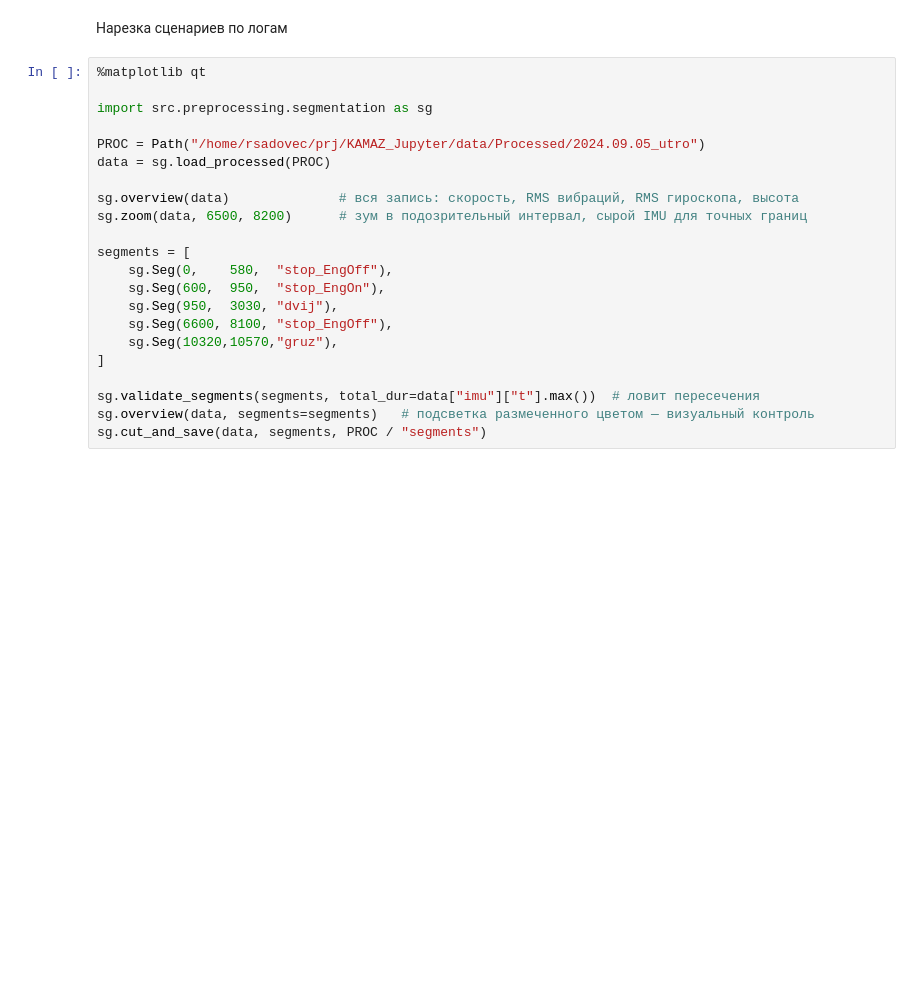
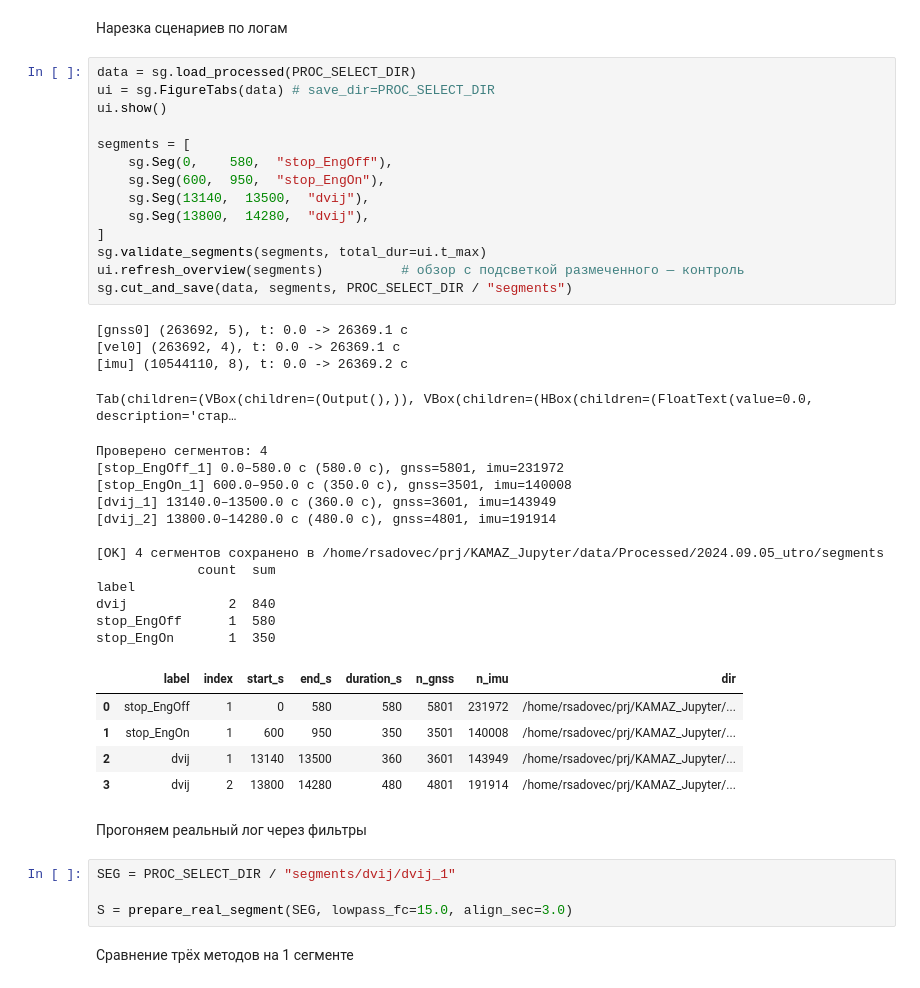
Before and after one commit to RiXenGC/KAMAZ_Jupyter, a Jupyter notebook: notebooks/data_processing.ipynb, the cells around one changed output. Saved outputs shown, nothing was run; the diff lists cells and outputs as text; blank space fills up the shorter version.

```diff
--- a/notebooks/data_processing.ipynb
+++ b/notebooks/data_processing.ipynb
@@ -55,24 +68,46 @@ ImportError: Cannot load backend 'qtagg' which requires the 'qt' interactive fra
 # %% [markdown]
 Нарезка сценариев по логам
 # %%
-%matplotlib qt
-
-import src.preprocessing.segmentation as sg
-
-PROC = Path("/home/rsadovec/prj/KAMAZ_Jupyter/data/Processed/2024.09.05_utro")
-data = sg.load_processed(PROC)
-
-sg.overview(data)              # вся запись: скорость, RMS вибраций, RMS гироскопа, высота
-sg.zoom(data, 6500, 8200)      # зум в подозрительный интервал, сырой IMU для точных границ
+data = sg.load_processed(PROC_SELECT_DIR)
+ui = sg.FigureTabs(data) # save_dir=PROC_SELECT_DIR
+ui.show()
 
 segments = [
     sg.Seg(0,    580,  "stop_EngOff"),
     sg.Seg(600,  950,  "stop_EngOn"),
-    sg.Seg(950,  3030, "dvij"),
-    sg.Seg(6600, 8100, "stop_EngOff"),
-    sg.Seg(10320,10570,"gruz"),
+    sg.Seg(13140,  13500,  "dvij"),
+    sg.Seg(13800,  14280,  "dvij"),
 ]
-
-sg.validate_segments(segments, total_dur=data["imu"]["t"].max())  # ловит пересечения
-sg.overview(data, segments=segments)   # подсветка размеченного цветом — визуальный контроль
-sg.cut_and_save(data, segments, PROC / "segments")
+sg.validate_segments(segments, total_dur=ui.t_max)
+ui.refresh_overview(segments)          # обзор с подсветкой размеченного — контроль
+sg.cut_and_save(data, segments, PROC_SELECT_DIR / "segments")
+# %% [output]
+[gnss0] (263692, 5), t: 0.0 -> 26369.1 c
+[vel0] (263692, 4), t: 0.0 -> 26369.1 c
+[imu] (10544110, 8), t: 0.0 -> 26369.2 c
+Tab(children=(VBox(children=(Output(),)), VBox(children=(HBox(children=(FloatText(value=0.0, description='стар…
+Проверено сегментов: 4
+[stop_EngOff_1] 0.0–580.0 c (580.0 c), gnss=5801, imu=231972
+[stop_EngOn_1] 600.0–950.0 c (350.0 c), gnss=3501, imu=140008
+[dvij_1] 13140.0–13500.0 c (360.0 c), gnss=3601, imu=143949
+[dvij_2] 13800.0–14280.0 c (480.0 c), gnss=4801, imu=191914
+
+[OK] 4 сегментов сохранено в /home/rsadovec/prj/KAMAZ_Jupyter/data/Processed/2024.09.05_utro/segments
+             count  sum
+label
+dvij             2  840
+stop_EngOff      1  580
+stop_EngOn       1  350
+|  | label | index | start_s | end_s | duration_s | n_gnss | n_imu | dir |
+| 0 | stop_EngOff | 1 | 0 | 580 | 580 | 5801 | 231972 | /home/rsadovec/prj/KAMAZ_Jupyter/... |
+| 1 | stop_EngOn | 1 | 600 | 950 | 350 | 3501 | 140008 | /home/rsadovec/prj/KAMAZ_Jupyter/... |
+| 2 | dvij | 1 | 13140 | 13500 | 360 | 3601 | 143949 | /home/rsadovec/prj/KAMAZ_Jupyter/... |
+| 3 | dvij | 2 | 13800 | 14280 | 480 | 4801 | 191914 | /home/rsadovec/prj/KAMAZ_Jupyter/... |
+# %% [markdown]
+Прогоняем реальный лог через фильтры
+# %%
+SEG = PROC_SELECT_DIR / "segments/dvij/dvij_1"
+
+S = prepare_real_segment(SEG, lowpass_fc=15.0, align_sec=3.0)
+# %% [markdown]
+Сравнение трёх методов на 1 сегменте
```
Also changed, not shown: parts of 10 cells of this notebook, 9 other files.
